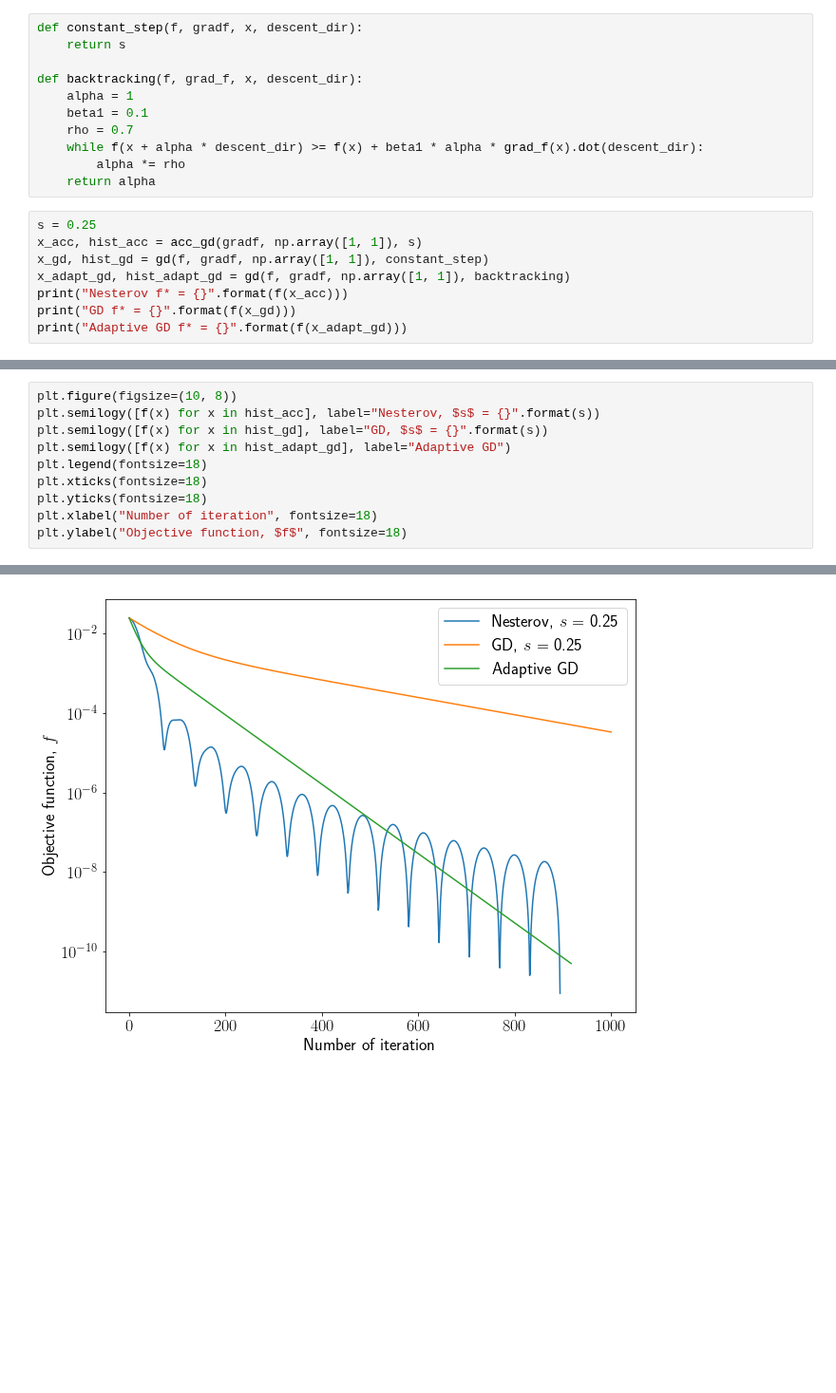
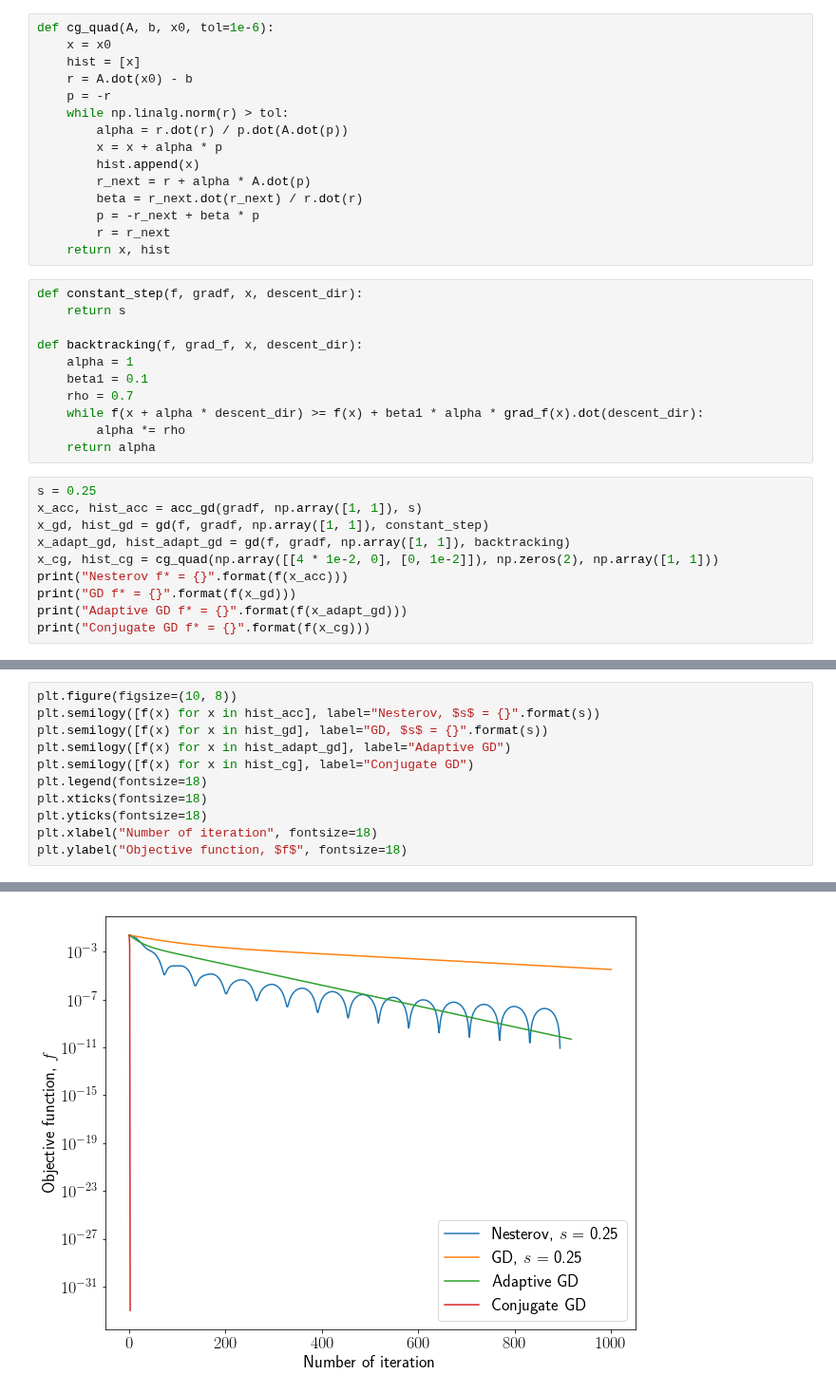
Before and after one commit to amkatrutsa/optimization_course, a Jupyter notebook: ODE4NesterovAcc/ODE4NesterovAcc.ipynb, the cells around one changed output, grey strips where cells are left out. Shown at 95% size. Cells and saved outputs as stored; diff of their text form; blank space fills up the shorter version.

Commit message:
Add conjugate gradient in comparison

```diff
--- a/ODE4NesterovAcc/ODE4NesterovAcc.ipynb
+++ b/ODE4NesterovAcc/ODE4NesterovAcc.ipynb
@@ -186,6 +186,21 @@ def gd(f, gradf, x0, linesearch, tol=1e-6, maxiter=1000):
         k += 1
         hist.append(x)
     return x, hist
+# %%
+def cg_quad(A, b, x0, tol=1e-6):
+    x = x0
+    hist = [x]
+    r = A.dot(x0) - b
+    p = -r
+    while np.linalg.norm(r) > tol:
+        alpha = r.dot(r) / p.dot(A.dot(p))
+        x = x + alpha * p
+        hist.append(x)
+        r_next = r + alpha * A.dot(p)
+        beta = r_next.dot(r_next) / r.dot(r)
+        p = -r_next + beta * p
+        r = r_next
+    return x, hist
 # %%
 def constant_step(f, gradf, x, descent_dir):
     return s
@@ -202,9 +217,11 @@ s = 0.25
 x_acc, hist_acc = acc_gd(gradf, np.array([1, 1]), s)
 x_gd, hist_gd = gd(f, gradf, np.array([1, 1]), constant_step)
 x_adapt_gd, hist_adapt_gd = gd(f, gradf, np.array([1, 1]), backtracking)
+x_cg, hist_cg = cg_quad(np.array([[4 * 1e-2, 0], [0, 1e-2]]), np.zeros(2), np.array([1, 1]))
 print("Nesterov f* = {}".format(f(x_acc)))
 print("GD f* = {}".format(f(x_gd)))
 print("Adaptive GD f* = {}".format(f(x_adapt_gd)))
+print("Conjugate GD f* = {}".format(f(x_cg)))
 # %% [output]
 Tolerance achieved
 Maxiter exceeds!
@@ -240,13 +261,14 @@ ax.tick_params(labelsize=18)
 # %%
 plt.figure(figsize=(10, 8))
 plt.semilogy([f(x) for x in hist_acc], label="Nesterov, $s$ = {}".format(s))
 plt.semilogy([f(x) for x in hist_gd], label="GD, $s$ = {}".format(s))
 plt.semilogy([f(x) for x in hist_adapt_gd], label="Adaptive GD")
+plt.semilogy([f(x) for x in hist_cg], label="Conjugate GD")
 plt.legend(fontsize=18)
 plt.xticks(fontsize=18)
 plt.yticks(fontsize=18)
 plt.xlabel("Number of iteration", fontsize=18)
 plt.ylabel("Objective function, $f$", fontsize=18)
 # %% [output]
 <matplotlib.text.Text at 0x...>
-[figure, old version]
+[figure, new version]
```
Also changed, not shown: parts of 4 cells of this notebook.
